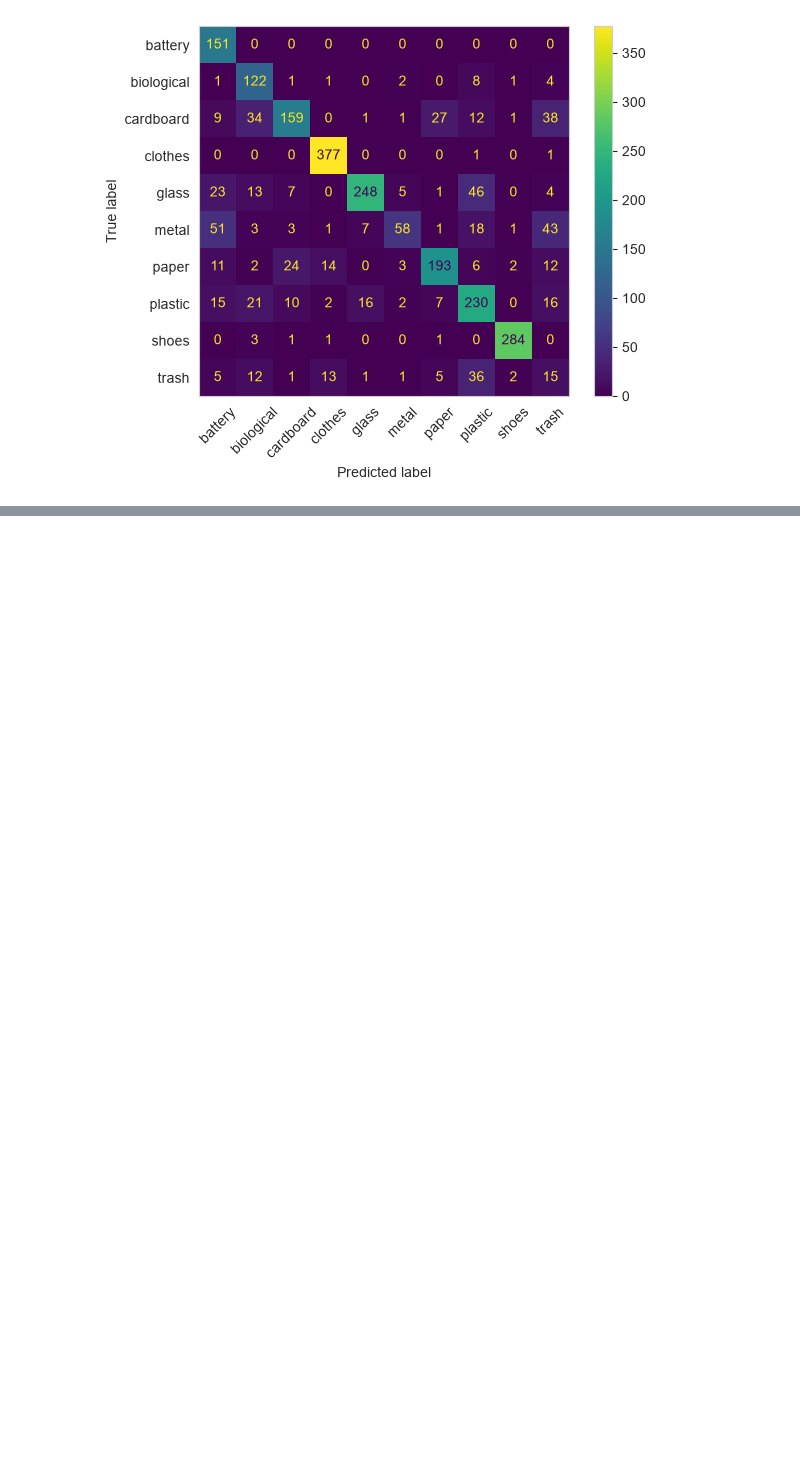
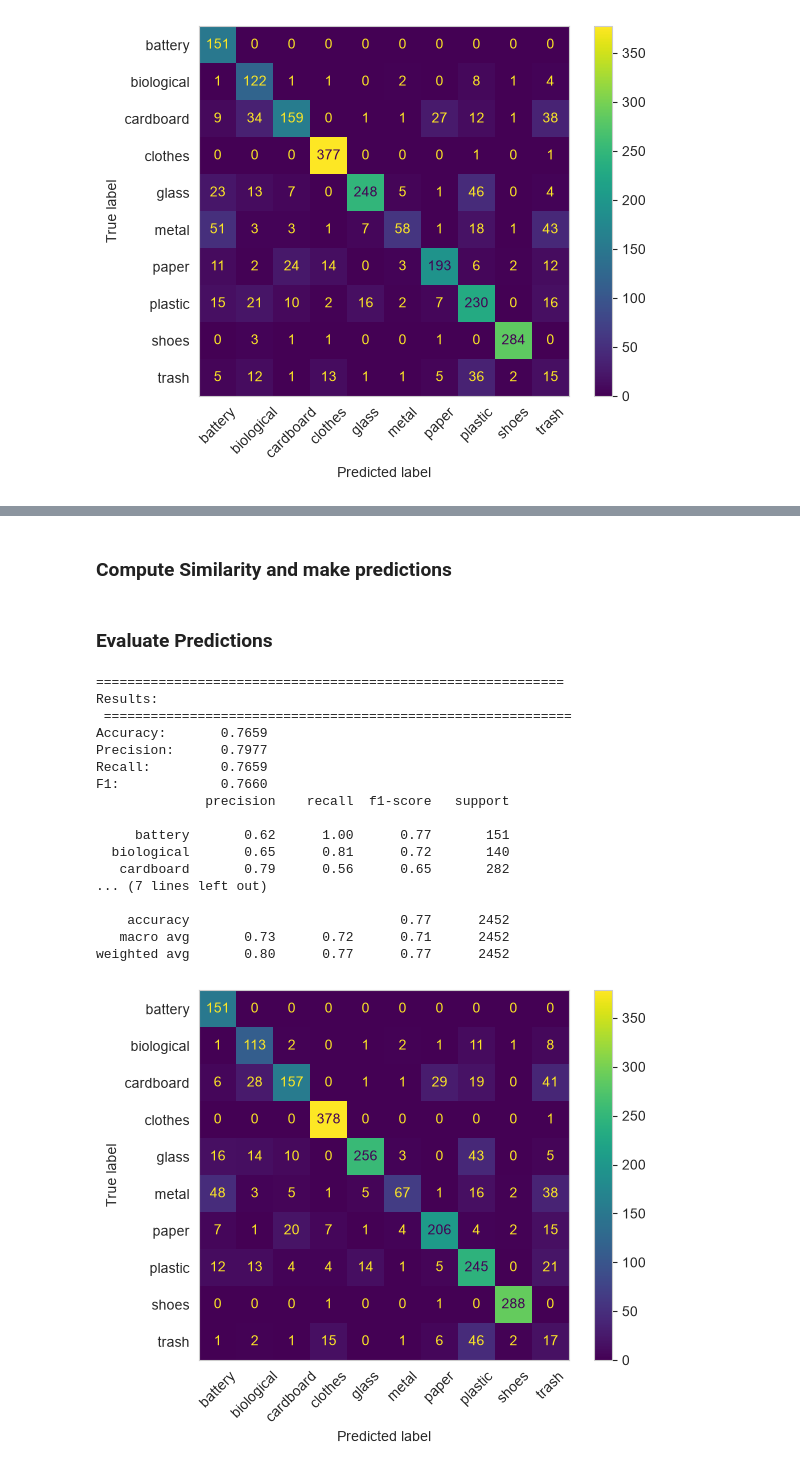
Before and after one commit to Nello-pn/trashCLIP, a Jupyter notebook: CLIP_ZeroShot.ipynb, the cells around one changed output, grey strips where cells are left out. Saved outputs shown, nothing was run; the diff lists cells and outputs as text; code cells hidden in the pictures; blank space fills up the shorter version.

Commit message:
Implement and evaluate prompt embedding averaging approach

```diff
--- a/CLIP_ZeroShot.ipynb
+++ b/CLIP_ZeroShot.ipynb
@@ -395,0 +452,48 @@ weighted avg       0.78      0.75      0.75      2452
+# %% [markdown]
+### Compute Similarity and make predictions
+# %%
+from transformers import CLIPModel
+model = CLIPModel.from_pretrained("openai/clip-vit-base-patch32")
+
+# image_embeddings: shape (2452, 512) — from CLIPVisionModelWithProjection, normalized
+# class_embeddings: shape (10, 512) — from CLIPTextModelWithProjection, normailzed
+
+logit_scale = model.logit_scale.exp()
+logits_per_image = logit_scale * image_embeddings @ class_embeddings.T  # shape (batch_size, num_labels)
+
+probs = logits_per_image.softmax(dim=-1)
+predictions = probs.argmax(dim=-1)
+# %%
+# predictions
+predicted_labels = [labels[id] for id in predictions]
+
+# ground thruth
+true_labels = list(test["label"])
+true_labels_text = [labels[id] for id in true_labels]
+# %% [markdown]
+### Evaluate Predictions
+# %%
+# Print metric scores
+metrics_dict_mean_embeddings = evaluate_predictions(true_labels_text, predicted_labels)
+
+# Plot Confusion Matrix
+plot_conf_matrix(true_labels_text, predicted_labels)
+# %% [output]
+============================================================
+Results:
+ ============================================================
+Accuracy:       0.7659
+Precision:      0.7977
+Recall:         0.7659
+F1:             0.7660
+              precision    recall  f1-score   support
+
+     battery       0.62      1.00      0.77       151
+  biological       0.65      0.81      0.72       140
+   cardboard       0.79      0.56      0.65       282
+... (7 lines left out)
+
+    accuracy                           0.77      2452
+   macro avg       0.73      0.72      0.71      2452
+weighted avg       0.80      0.77      0.77      2452
+[figure, added]
```
Also changed, not shown: parts of 10 cells of this notebook.
